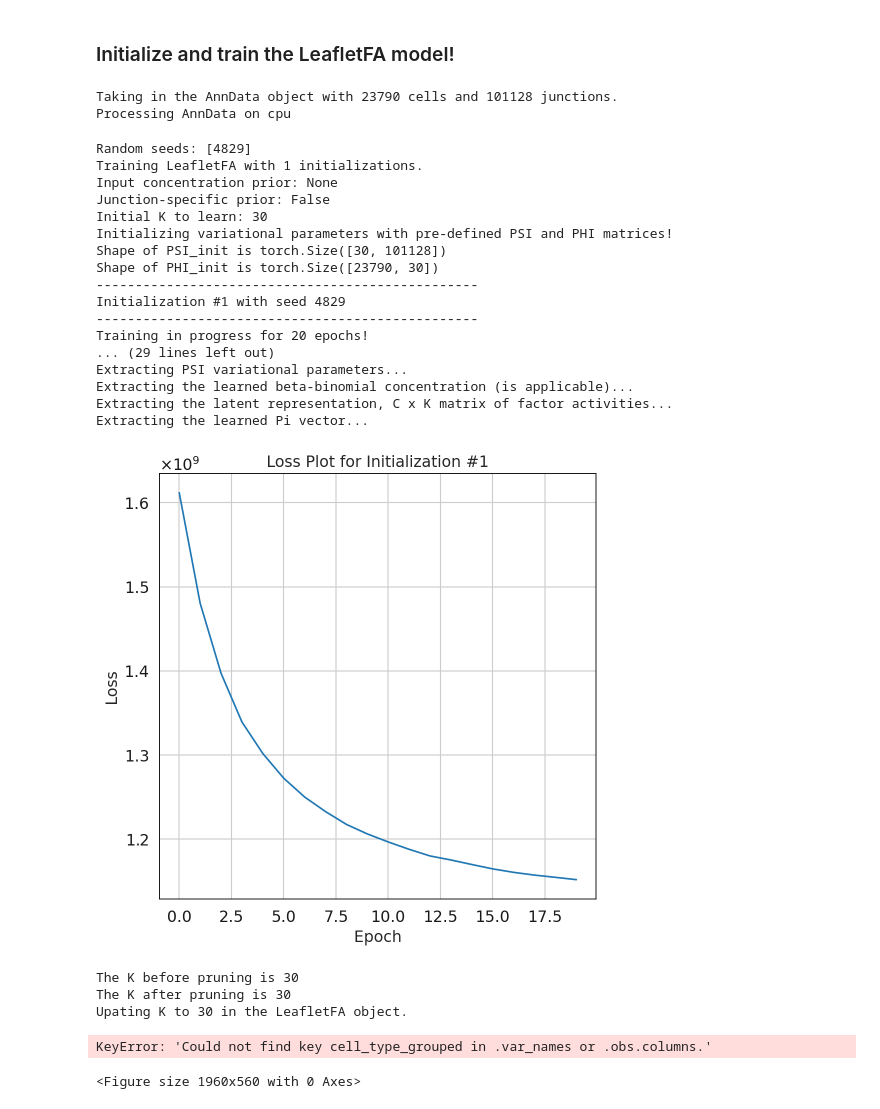
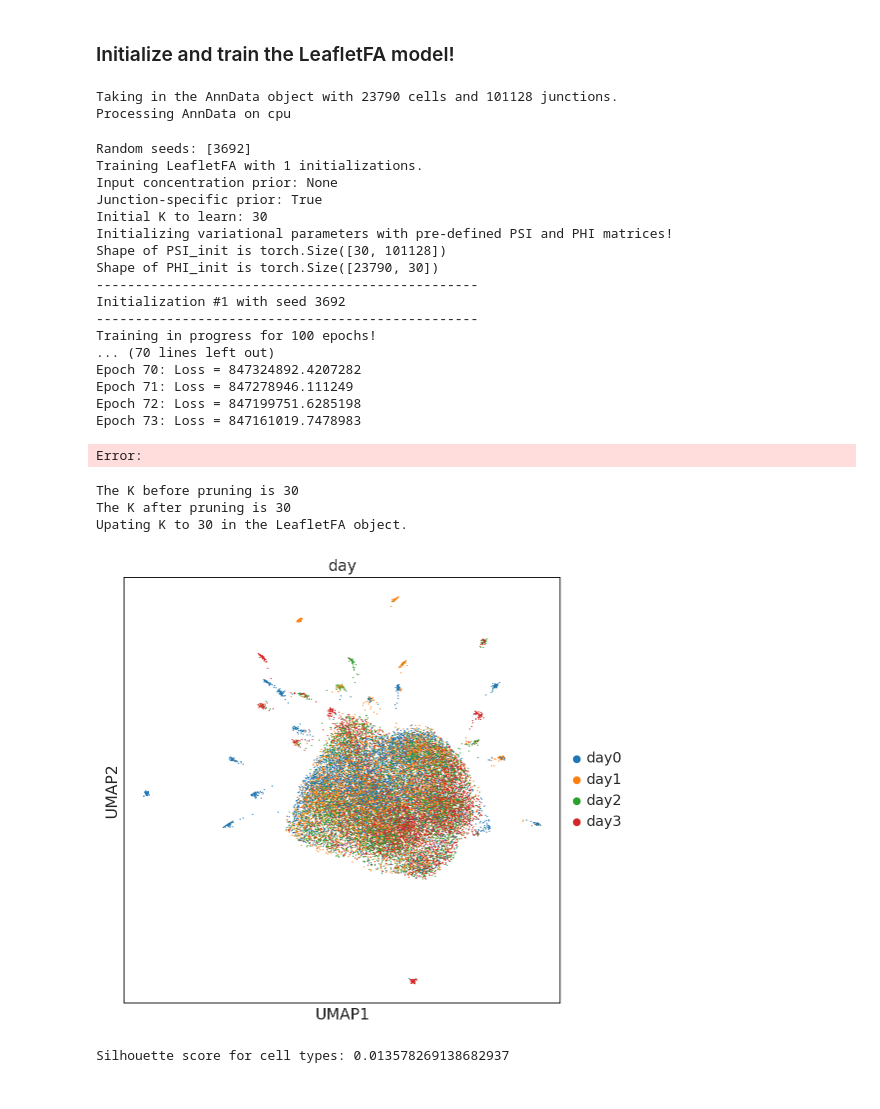
Before and after one commit to daklab/LeafletFA, a Jupyter notebook: notebooks/LeafletFA_tutorial/LeafletFA_iPSC.ipynb, the cells around one changed output. Saved outputs shown, nothing was run; the diff lists cells and outputs as text; code cells hidden in the pictures.

```diff
--- a/notebooks/LeafletFA_tutorial/LeafletFA_iPSC.ipynb
+++ b/notebooks/LeafletFA_tutorial/LeafletFA_iPSC.ipynb
@@ -112,13 +115,13 @@ adata.obs
 # %%
 # Set up some useful params
 input_conc = None #torch.tensor(np.inf) # can also set as torch.tensor(np.inf) for binomial likelihood or None (beta-binomial likelihood will be used)
-junc_specific_prior = False # set to True if you want to use a junc-specific prior (a set of a,b shape params for each junction) or False to learn one set of a,b shape params for all junctions
+junc_specific_prior = True # set to True if you want to use a junc-specific prior (a set of a,b shape params for each junction) or False to learn one set of a,b shape params for all junctions
 K = 30
 waypoints_use = True # make sure waypoint for PSI and PHI for specified K are included in the anndata object
 num_inits = 1
-num_epochs = 20
+num_epochs = 100
 cell_type_column = "day"
-lr = 0.5
+lr = 1.5
 print_epochs = 1
 # %%
 # Let's initialize the LeafletFA class
@@ -139,24 +142,24 @@ leaflet_model.get_all_variables()
 # %% [output]
 Taking in the AnnData object with 23790 cells and 101128 junctions.
 Processing AnnData on cpu
-Random seeds: [4829]
+Random seeds: [3692]
 Training LeafletFA with 1 initializations.
 Input concentration prior: None
-Junction-specific prior: False
+Junction-specific prior: True
 Initial K to learn: 30
 Initializing variational parameters with pre-defined PSI and PHI matrices!
 Shape of PSI_init is torch.Size([30, 101128])
 Shape of PHI_init is torch.Size([23790, 30])
 -------------------------------------------------
-Initialization #1 with seed 4829
+Initialization #1 with seed 3692
 -------------------------------------------------
-Training in progress for 20 epochs!
-... (29 lines left out)
-Extracting PSI variational parameters...
-Extracting the learned beta-binomial concentration (is applicable)...
-Extracting the latent representation, C x K matrix of factor activities...
-Extracting the learned Pi vector...
+Training in progress for 100 epochs!
+... (70 lines left out)
+Epoch 70: Loss = 847324892.4207282
+Epoch 71: Loss = 847278946.111249
+Epoch 72: Loss = 847199751.6285198
+Epoch 73: Loss = 847161019.7478983
-[figure, removed]
+Error:
 # %%
 # let's look at the results
 assign_matrices = [result["summary_stats"]["assign"]["mean"] for result in leaflet_model.latent_results]
@@ -176,19 +179,18 @@ Upating K to 30 in the LeafletFA object.
 # %%
 LEAFLETFA_LATENT_KEY = "X_leafletFA"
 adata.obsm[LEAFLETFA_LATENT_KEY] = leaflet_model.assign_post # assign_post is the posterior assignment cell-factor activity matrix
 
 sc.pp.neighbors(adata, use_rep=LEAFLETFA_LATENT_KEY)
 sc.tl.umap(adata)
-sc.pl.umap(adata, color=["cell_type_grouped", "age"], wspace=0.75)
+sc.pl.umap(adata, color=["day"], wspace=0.75)
 # %% [output]
-KeyError: 'Could not find key cell_type_grouped in .var_names or .obs.columns.'
-<Figure size 1960x560 with 0 Axes>
+[figure, added]
 # %%
-cell_tye_silhouette = ds.calculate_silhouette_score(leaflet_model.assign_post, adata.obs.cell_type_grouped.values)
-age_silhouette = ds.calculate_silhouette_score(leaflet_model.assign_post, adata.obs.age.values)
+cell_tye_silhouette = ds.calculate_silhouette_score(leaflet_model.assign_post, adata.obs.day.values)
 
 print(f"Silhouette score for cell types: {cell_tye_silhouette}")
-print(f"Silhouette score for age: {age_silhouette}")
+# %% [output]
+Silhouette score for cell types: 0.013578269138682937
 # %%
 pi_df = pd.DataFrame(leaflet_model.pi, columns=["factor_assignment_probabilities"])
 pi_df["factor_K"] = pi_df.index+1
```
Also changed, not shown: parts of 15 cells of this notebook, 18 other files.
